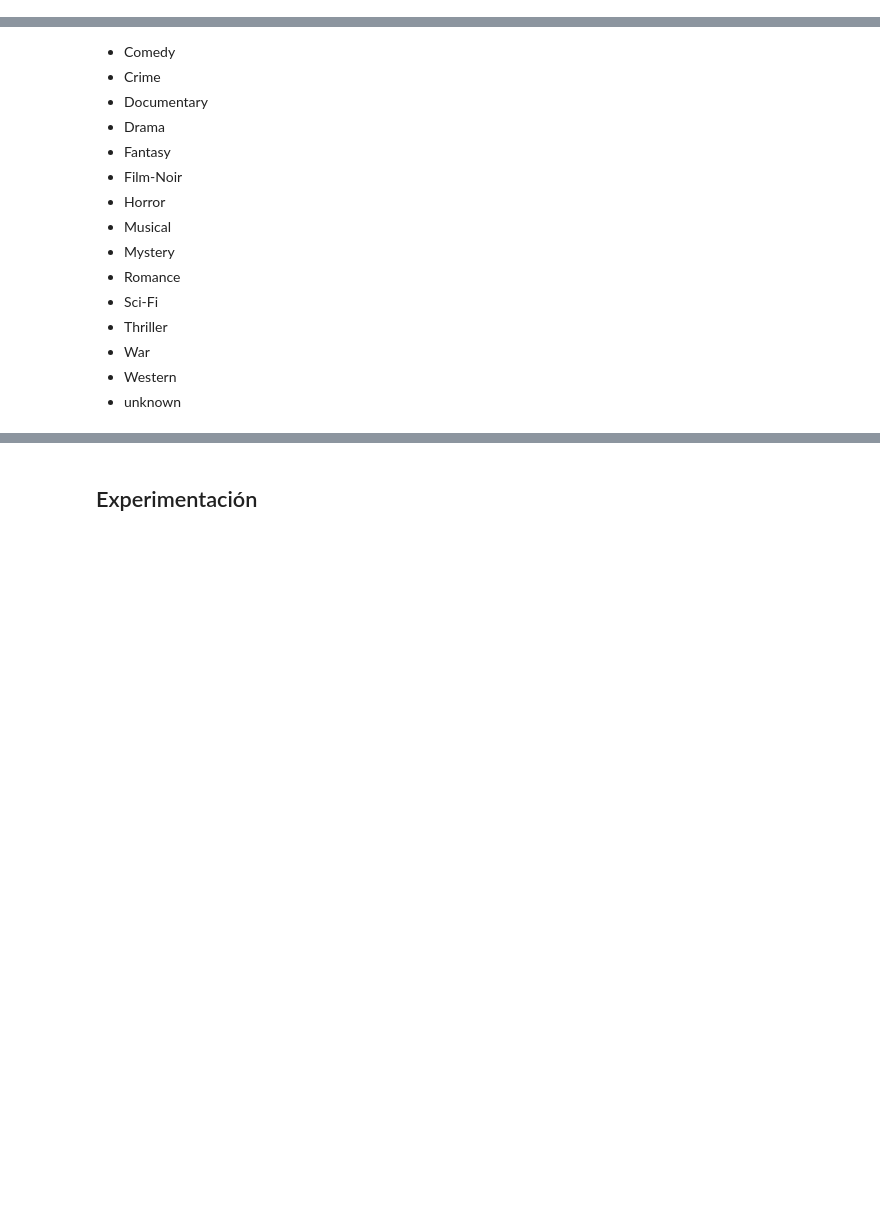
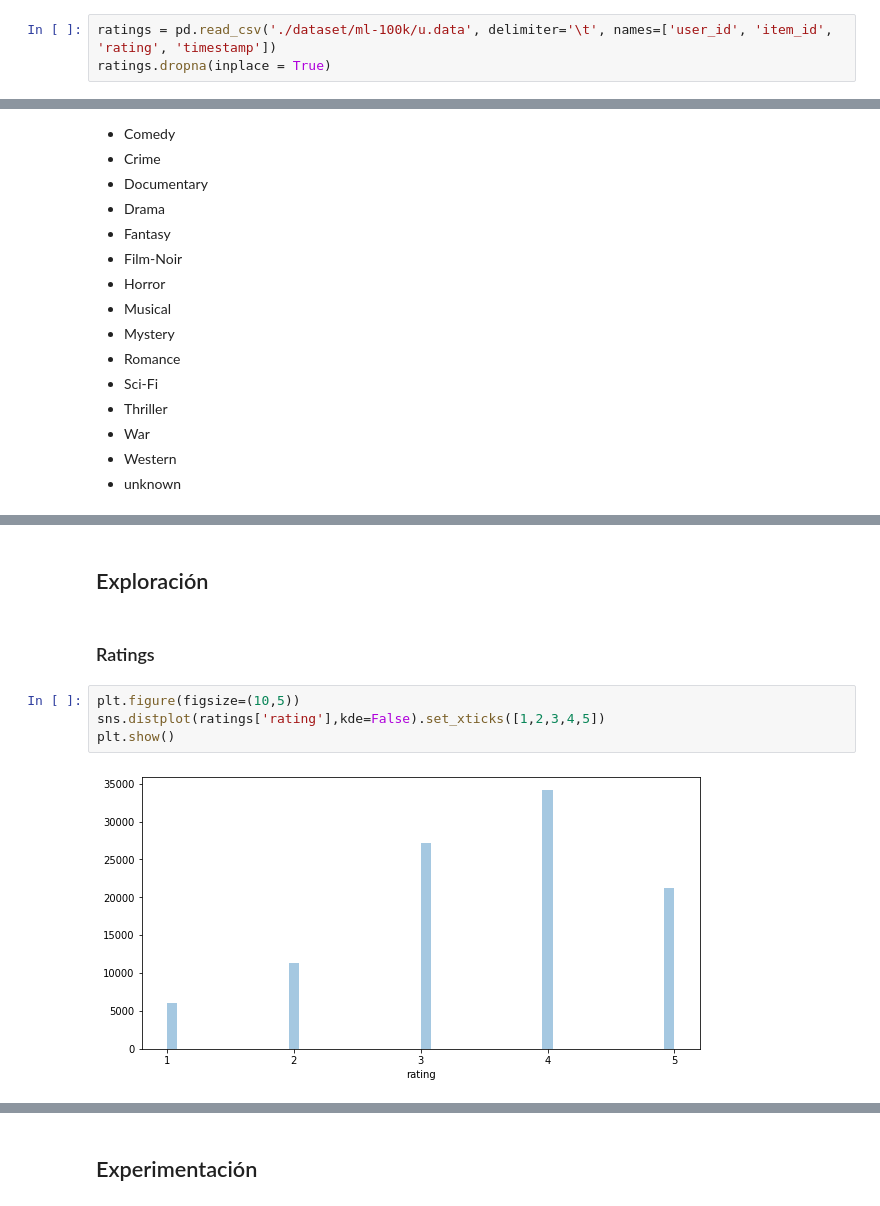
Before and after one commit to UribeAlejandro/Acamica_Curso_DS, a Jupyter notebook: 6_SistemaRecomendacion_Peliculas/Mov_Recom_Sys.ipynb, the cells around one changed output, grey strips where cells are left out. Cells and saved outputs as stored; diff of their text form; blank space fills up the shorter version.

```diff
--- a/6_SistemaRecomendacion_Peliculas/Mov_Recom_Sys.ipynb
+++ b/6_SistemaRecomendacion_Peliculas/Mov_Recom_Sys.ipynb
@@ -14,3 +29,6 @@ En el [Readme](http://files.grouplens.org/datasets/movielens/ml-100k-README.txt)
 Cada línea representa el rating para una película para un usuario. Los ratings están basados en un sistema de 5 estrellas, con una salto de 0.5 estrellas. Los timestamps están expresados en segundos desde la medianoche de 01/1970 (UTC). El formato es:
 
 `user id | item id | rating | timestamp`
+# %%
+ratings = pd.read_csv('./dataset/ml-100k/u.data', delimiter='\t', names=['user_id', 'item_id', 'rating', 'timestamp'])
+ratings.dropna(inplace = True)
@@ -52,0 +122,10 @@ Las columnas con los generos son binarias indicando la presencia o ausencia de c
+# %% [markdown]
+## Exploración
+# %% [markdown]
+### Ratings
+# %%
+plt.figure(figsize=(10,5))
+sns.distplot(ratings['rating'],kde=False).set_xticks([1,2,3,4,5])
+plt.show()
+# %% [output]
+[figure, added]
```
Also changed, not shown: parts of 36 cells of this notebook, 2 other files.
